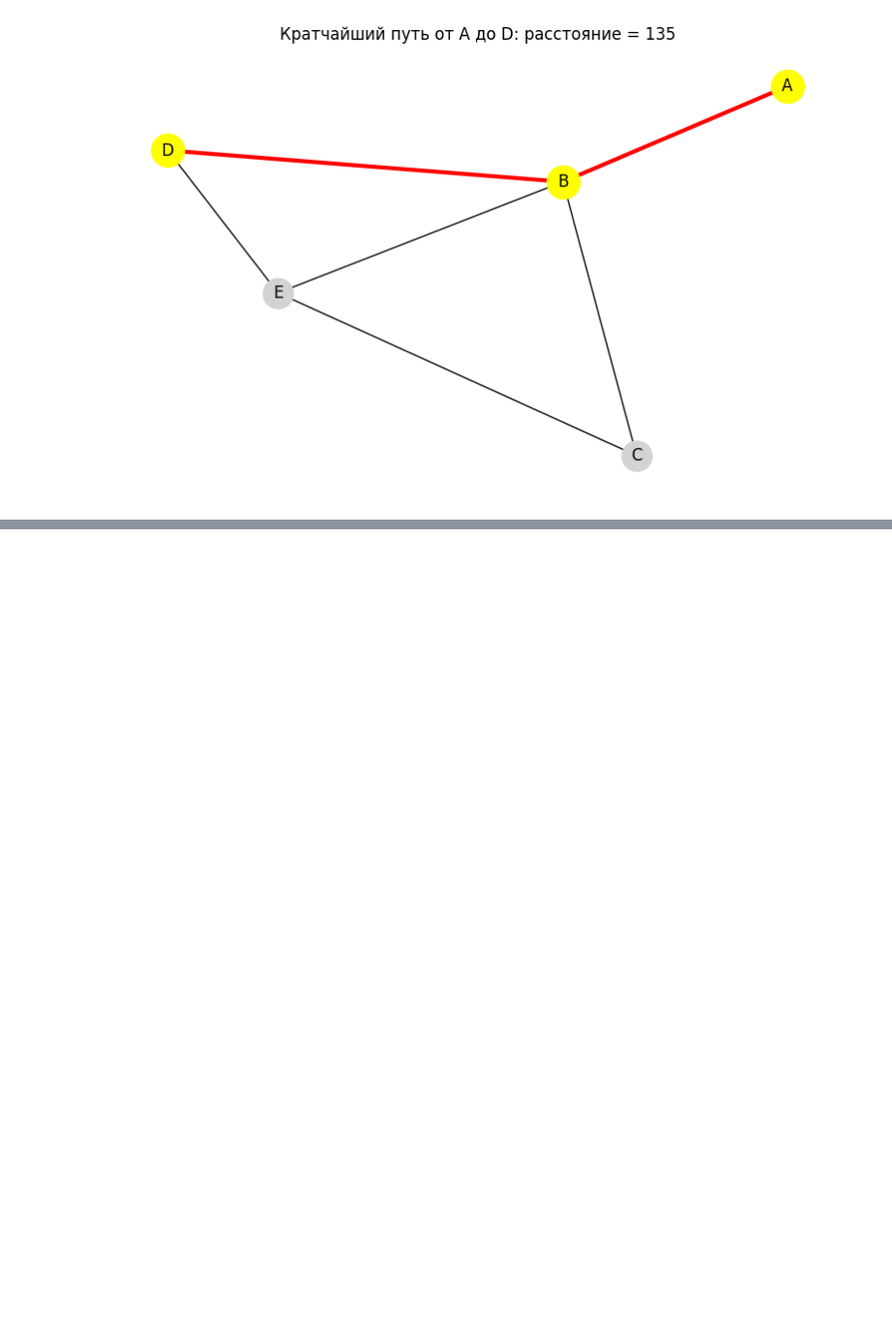
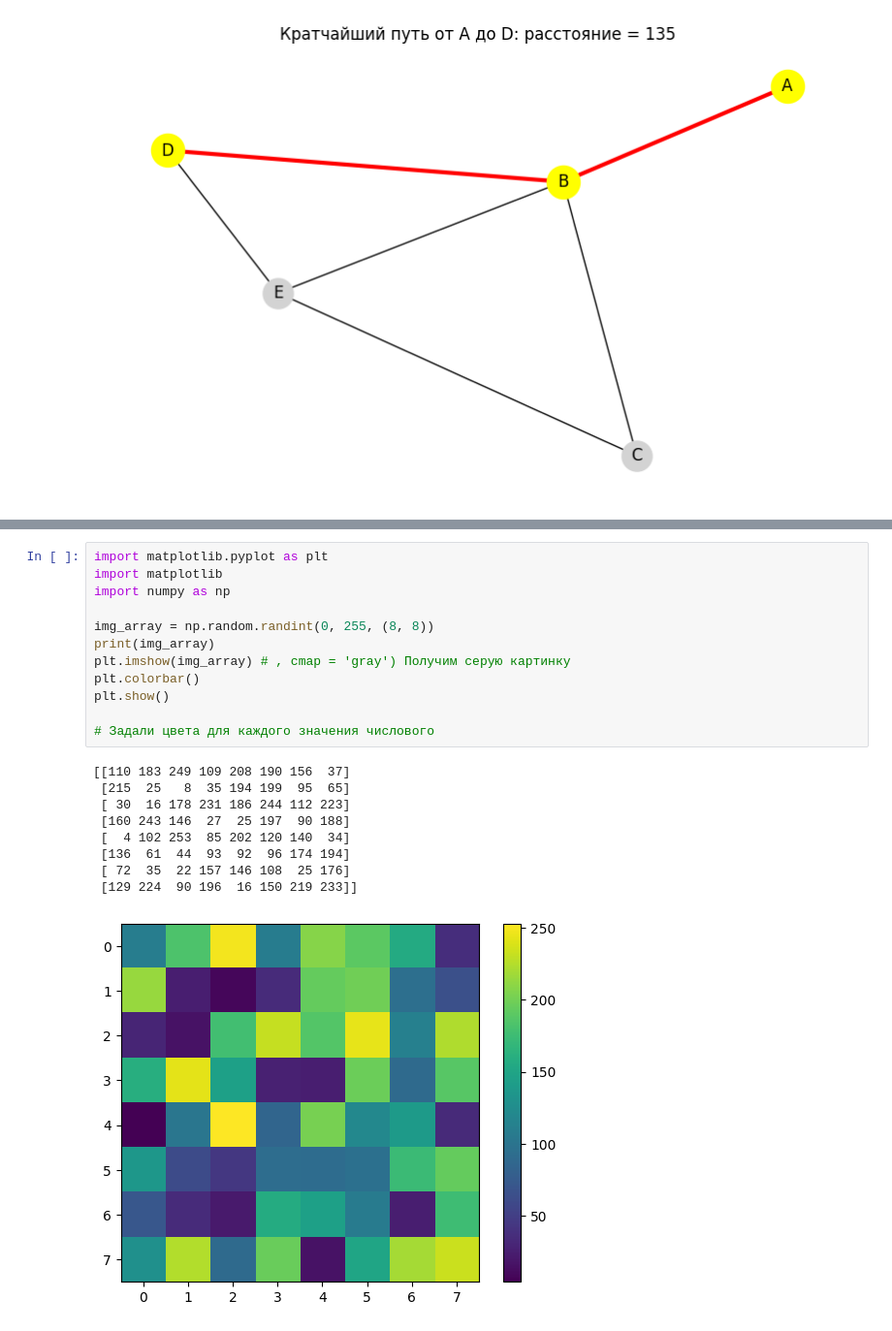
Before and after one commit to Vladimir-Kozomazov/Vladimir-Kozomazov.github.io, a Jupyter notebook: Софа_матмод.ipynb, the cells around one changed output, grey strips where cells are left out. Shown at 97% size. Drawn from its saved outputs; the diff is of its cells as text; blank space fills up the shorter version.

```diff
--- a/Софа_матмод.ipynb
+++ b/Софа_матмод.ipynb
@@ -2077,0 +2100,22 @@ plt.show()
+# %%
+import matplotlib.pyplot as plt
+import matplotlib
+import numpy as np
+
+img_array = np.random.randint(0, 255, (8, 8))
+print(img_array)
+plt.imshow(img_array) # , cmap = 'gray') Получим серую картинку
+plt.colorbar()
+plt.show()
+
+# Задали цвета для каждого значения числового
+# %% [output]
+[[110 183 249 109 208 190 156  37]
+ [215  25   8  35 194 199  95  65]
+ [ 30  16 178 231 186 244 112 223]
+ [160 243 146  27  25 197  90 188]
+ [  4 102 253  85 202 120 140  34]
+ [136  61  44  93  92  96 174 194]
+ [ 72  35  22 157 146 108  25 176]
+ [129 224  90 196  16 150 219 233]]
+[figure, added]
```
Also changed, not shown: parts of 9 cells of this notebook.
